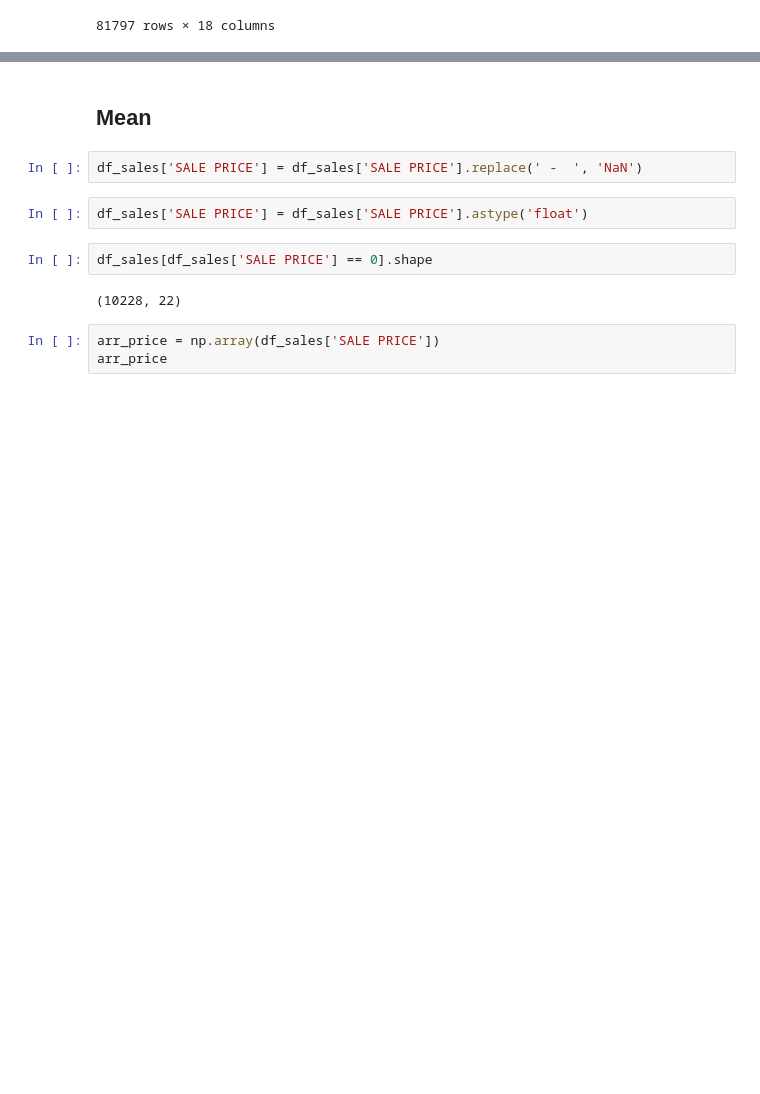
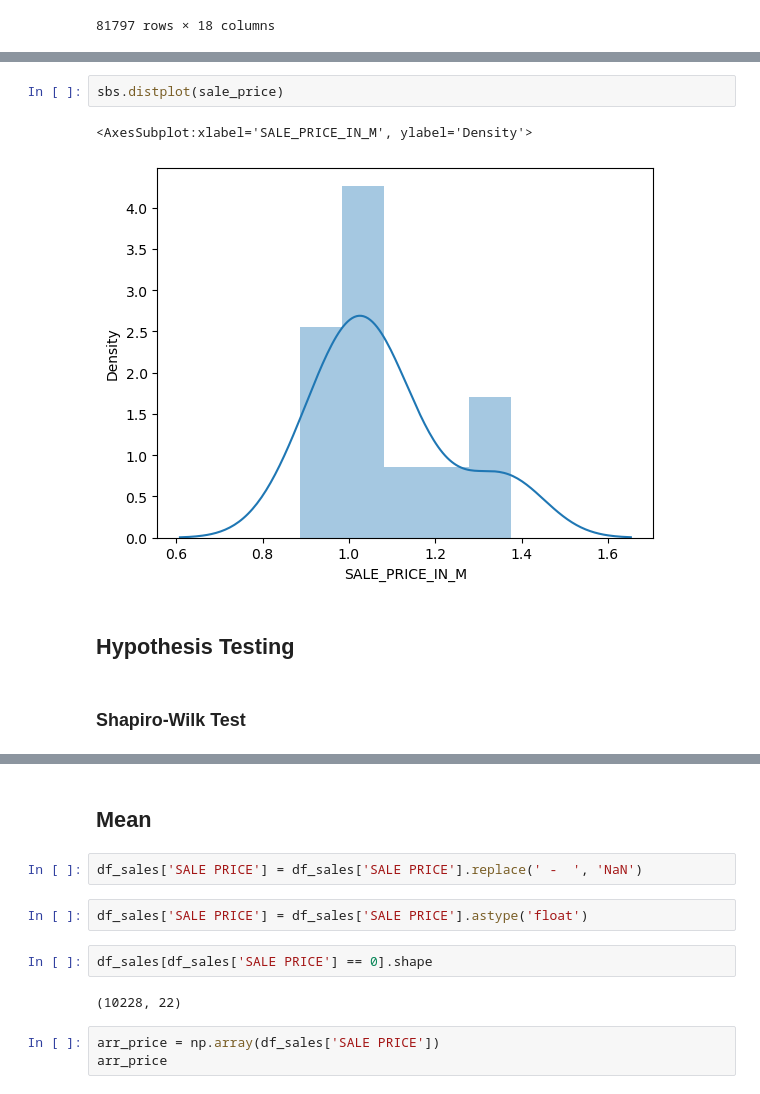
Before and after one commit to melinfebriani/PYTN_Assgn_2_4_Melin-Febriani, a Jupyter notebook: PYTN_Assgn_2_4_Melin-Febriani.ipynb, the cells around one changed output, grey strips where cells are left out. Cells and saved outputs as stored; diff of their text form; blank space fills up the shorter version.

```diff
--- a/PYTN_Assgn_2_4_Melin-Febriani.ipynb
+++ b/PYTN_Assgn_2_4_Melin-Febriani.ipynb
@@ -218,0 +223,9 @@ Text(0.5, 1.0, "Borough by property's average price (in M)")
+# %%
+sbs.distplot(sale_price)
+# %% [output]
+<AxesSubplot:xlabel='SALE_PRICE_IN_M', ylabel='Density'>
+[figure, added]
+# %% [markdown]
+## Hypothesis Testing
+# %% [markdown]
+### Shapiro-Wilk Test
```
Also changed, not shown: parts of 59 cells of this notebook.
